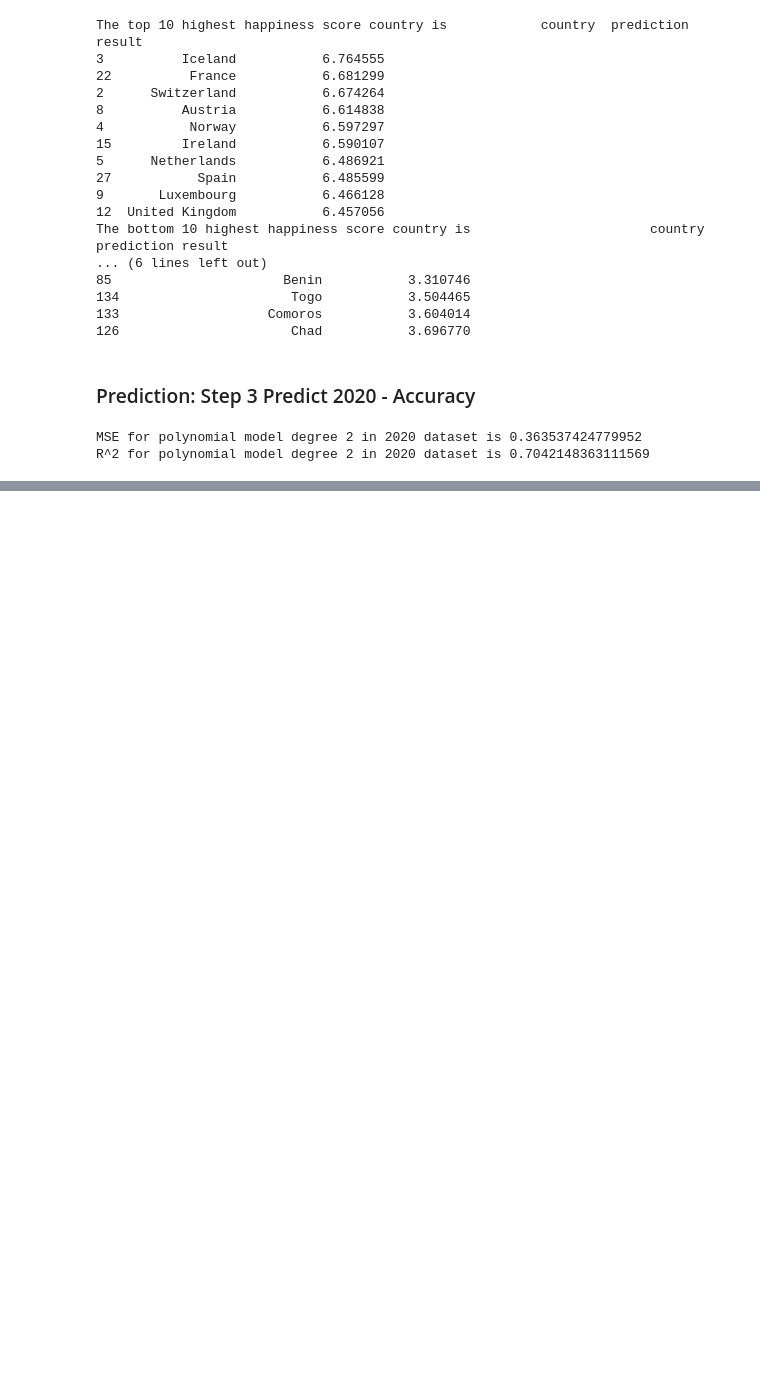
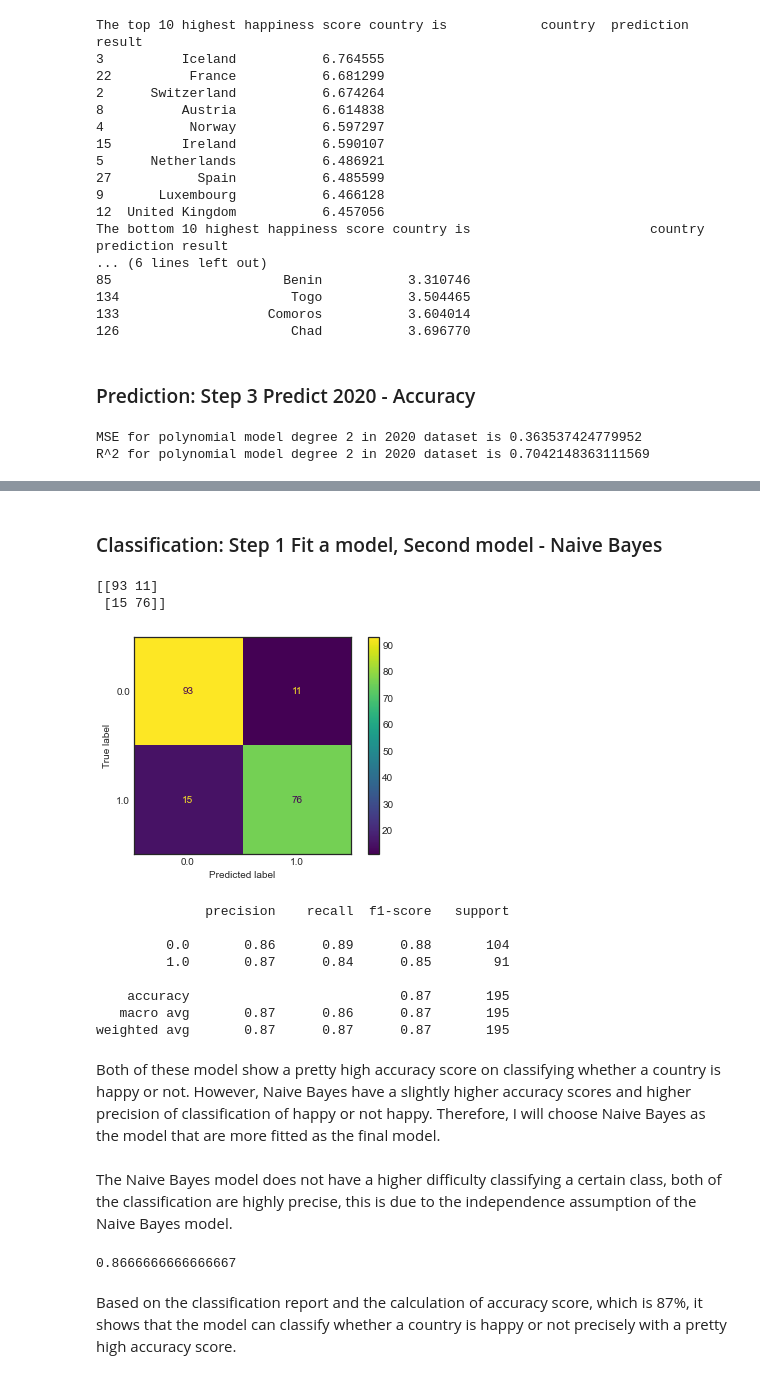
Before and after one commit to Nellyan4/data_mining, a Jupyter notebook: midterm/datamining_midterm_XiYan.ipynb, the cells around one changed output, grey strips where cells are left out. Saved outputs shown, nothing was run; the diff lists cells and outputs as text; code cells hidden in the pictures; blank space fills up the shorter version.

```diff
--- a/midterm/datamining_midterm_XiYan.ipynb
+++ b/midterm/datamining_midterm_XiYan.ipynb
@@ -417,3 +478,39 @@ From the above MSE and R^2, we are able to say that the model is pretty accurate
+# %% [markdown]
+### Classification: Step 1 Fit a model, Second model - Naive Bayes
+# %%
+model = GaussianNB()
+#your code here
+model.fit(X_train, y_train)
+y_NB_pred2 = model.predict(X_test)
+c_matrix2 = confusion_matrix(y_test, y_NB_pred2)
+disp2 = ConfusionMatrixDisplay(confusion_matrix=c_matrix2, display_labels=model.classes_)
+disp2.plot()
+plt.show()
+print(classification_report(y_test, y_NB_pred2))
+# %% [output]
+[[93 11]
+ [15 76]]
+[figure, added]
+              precision    recall  f1-score   support
+
+         0.0       0.86      0.89      0.88       104
+         1.0       0.87      0.84      0.85        91
+
+    accuracy                           0.87       195
+   macro avg       0.87      0.86      0.87       195
+weighted avg       0.87      0.87      0.87       195
+# %% [markdown]
+Both of these model show a pretty high accuracy score on classifying whether a country is happy or not. However, Naive Bayes have a slightly higher accuracy scores and higher precision of classification of happy or not happy. Therefore, I will choose Naive Bayes as the model that are more fitted as the final model.
+# %% [markdown]
+The Naive Bayes model does not have a higher difficulty classifying a certain class, both of the classification are highly precise, this is due to the independence assumption of the Naive Bayes model.
+# %%
+# Calculated the accuracy score, (also shown in the classification report)
+acc = metrics.accuracy_score(y_test, y_NB_pred2)
+print(acc)
+# %% [output]
+0.8666666666666667
+# %% [markdown]
+Based on the classification report and the calculation of accuracy score, which is 87%, it shows that the model can classify whether a country is happy or not precisely with a pretty high accuracy score.
 # %% [markdown]
 ### Reference
 1. Convert categorical data in pandas dataframe https://stackoverflow.com/questions/32011359/convert-categorical-data-in-pandas-dataframe/46186626
```
Also changed, not shown: parts of 11 cells of this notebook.
